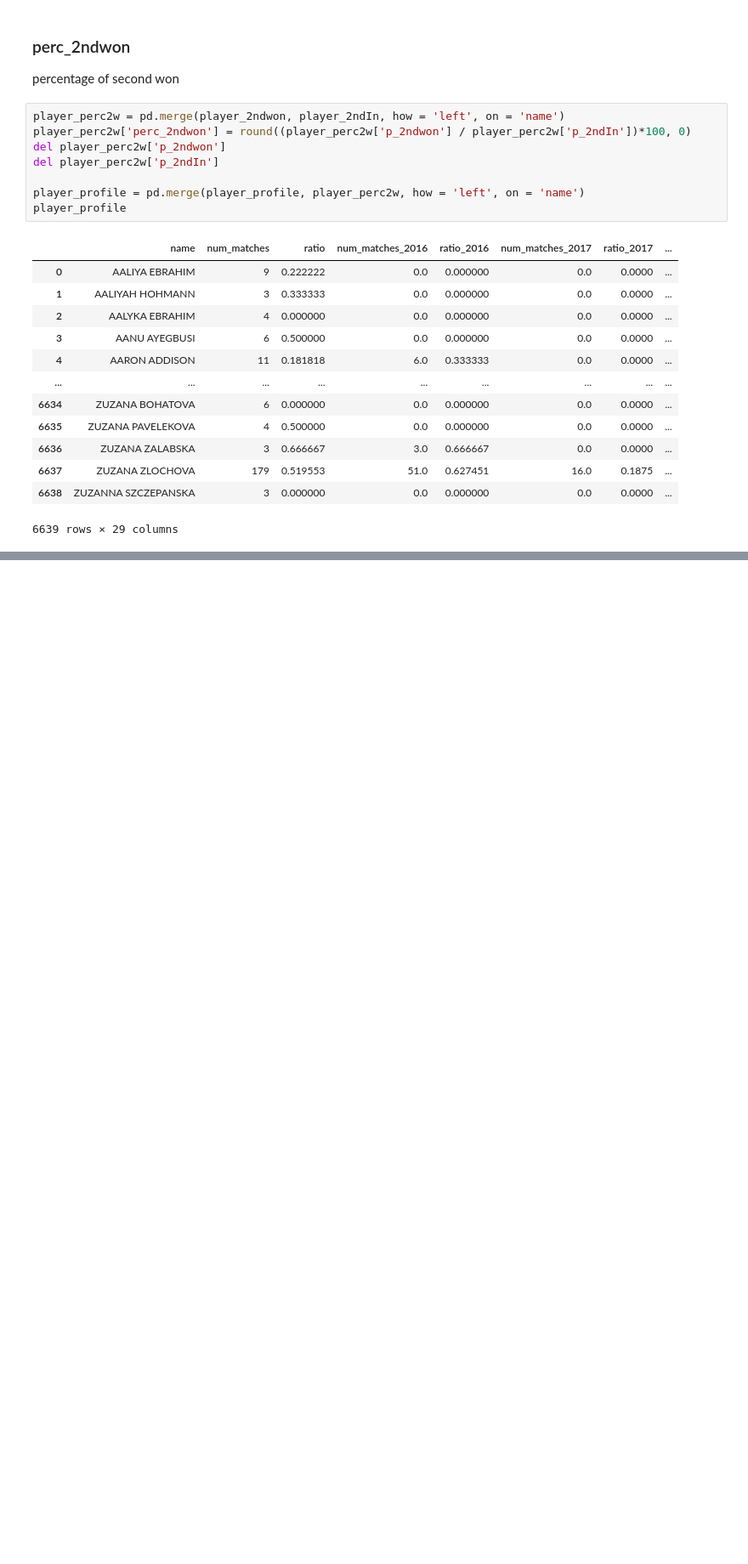
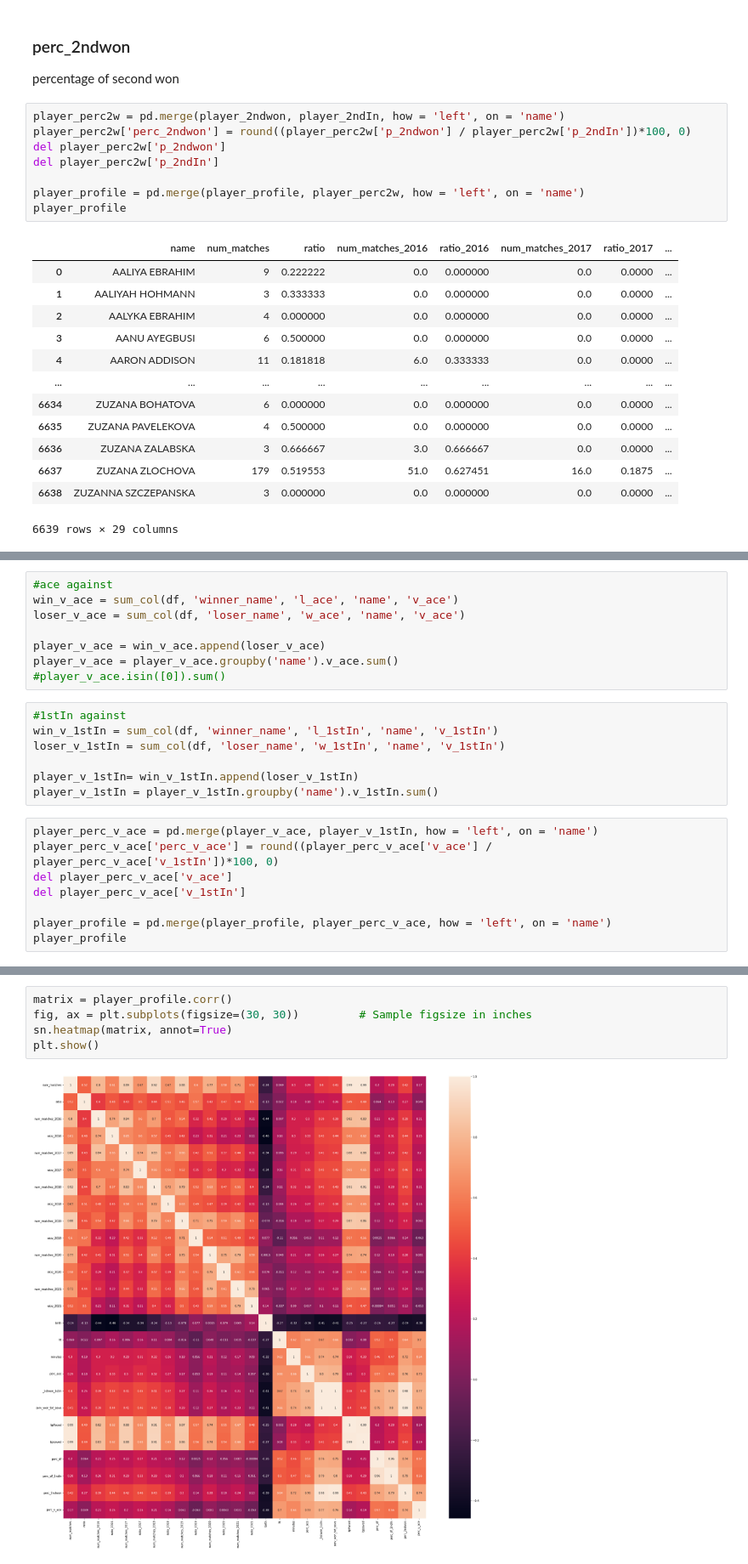
Before and after one commit to mimmo96/DM-project21, a Jupyter notebook: 4_Data_Preparation.ipynb, the cells around one changed output, grey strips where cells are left out. Shown: that part at 85% size. Drawn from its saved outputs; the diff is of its cells as text; blank space fills up the shorter version.

```diff
--- a/4_Data_Preparation.ipynb
+++ b/4_Data_Preparation.ipynb
@@ -631,0 +641,23 @@ player_profile
+# %%
+#ace against
+win_v_ace = sum_col(df, 'winner_name', 'l_ace', 'name', 'v_ace')
+loser_v_ace = sum_col(df, 'loser_name', 'w_ace', 'name', 'v_ace')
+
+player_v_ace = win_v_ace.append(loser_v_ace)
+player_v_ace = player_v_ace.groupby('name').v_ace.sum()
+#player_v_ace.isin([0]).sum()
+# %%
+#1stIn against
+win_v_1stIn = sum_col(df, 'winner_name', 'l_1stIn', 'name', 'v_1stIn')
+loser_v_1stIn = sum_col(df, 'loser_name', 'w_1stIn', 'name', 'v_1stIn')
+
+player_v_1stIn= win_v_1stIn.append(loser_v_1stIn)
+player_v_1stIn = player_v_1stIn.groupby('name').v_1stIn.sum()
+# %%
+player_perc_v_ace = pd.merge(player_v_ace, player_v_1stIn, how = 'left', on = 'name')
+player_perc_v_ace['perc_v_ace'] = round((player_perc_v_ace['v_ace'] / player_perc_v_ace['v_1stIn'])*100, 0)
+del player_perc_v_ace['v_ace']
+del player_perc_v_ace['v_1stIn']
+
+player_profile = pd.merge(player_profile, player_perc_v_ace, how = 'left', on = 'name')
+player_profile
@@ -631,0 +691,7 @@ player_profile
+# %%
+matrix = player_profile.corr()
+fig, ax = plt.subplots(figsize=(30, 30))         # Sample figsize in inches
+sn.heatmap(matrix, annot=True)
+plt.show()
+# %% [output]
+[figure, added]
```
Also changed, not shown: parts of 9 cells of this notebook, 2 other files.
